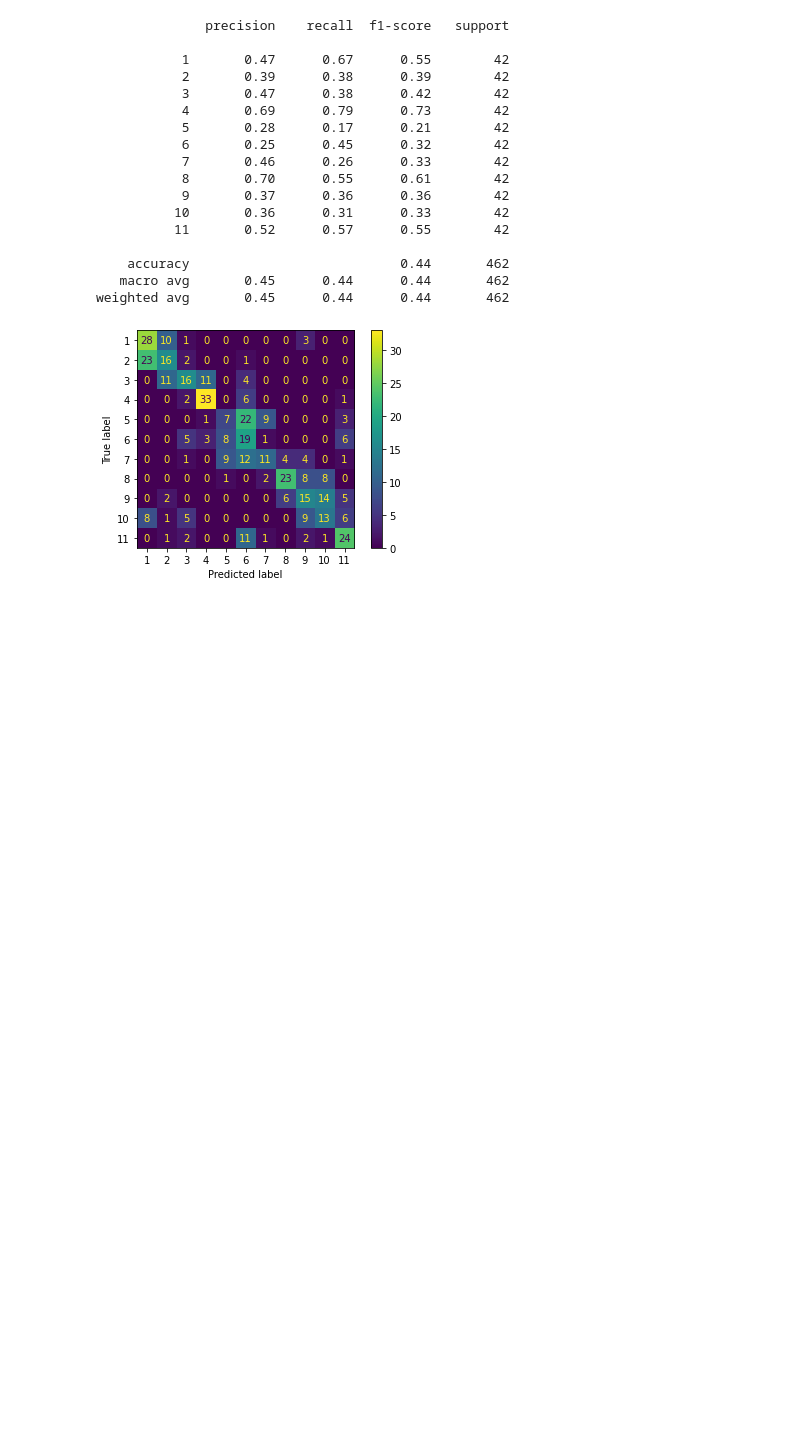
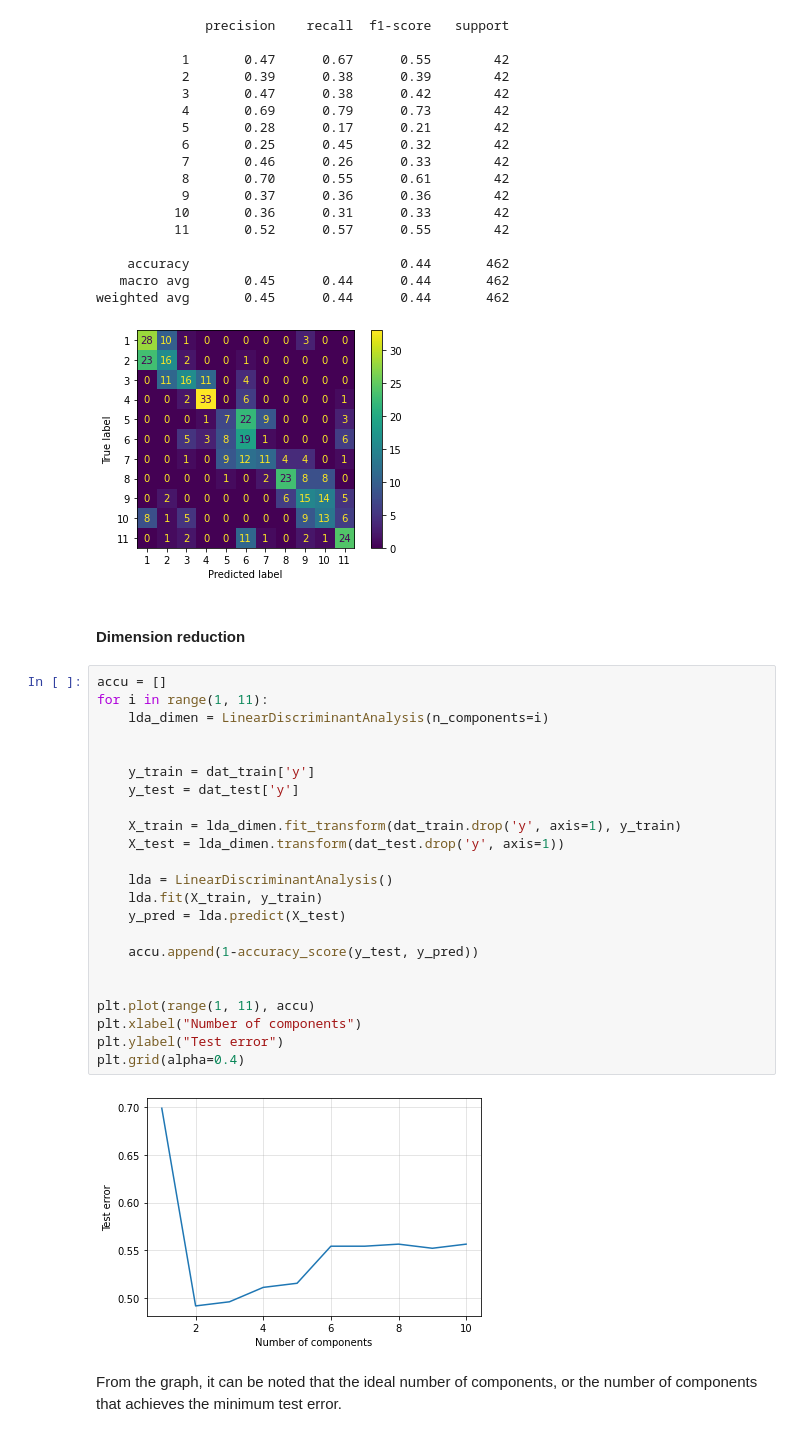
Before and after one commit to SimRey/Machine-Learning, a Jupyter notebook: Supervised Learning/Discriminant Analysis/Dimension-reduction.ipynb, the cells around one changed output. Drawn from its saved outputs; the diff is of its cells as text; blank space fills up the shorter version.

```diff
--- a/Supervised Learning/Discriminant Analysis/Dimension-reduction.ipynb
+++ b/Supervised Learning/Discriminant Analysis/Dimension-reduction.ipynb
@@ -65,4 +65,33 @@ print(classification_report(dat_test['y'],y_pred))
    macro avg       0.45      0.44      0.44       462
 weighted avg       0.45      0.44      0.44       462
 [figure]
+# %% [markdown]
+#### Dimension reduction
+# %%
+accu = []
+for i in range(1, 11):
+    lda_dimen = LinearDiscriminantAnalysis(n_components=i)
+
+
+    y_train = dat_train['y']
+    y_test = dat_test['y']
+
+    X_train = lda_dimen.fit_transform(dat_train.drop('y', axis=1), y_train)
+    X_test = lda_dimen.transform(dat_test.drop('y', axis=1))
+
+    lda = LinearDiscriminantAnalysis()
+    lda.fit(X_train, y_train)
+    y_pred = lda.predict(X_test)
+
+    accu.append(1-accuracy_score(y_test, y_pred))
+
+
+plt.plot(range(1, 11), accu)
+plt.xlabel("Number of components")
+plt.ylabel("Test error")
+plt.grid(alpha=0.4)
+# %% [output]
+[figure, added]
+# %% [markdown]
+From the graph, it can be noted that the ideal number of components, or the number of components that achieves the minimum test error.
 # %%
```
Also changed, not shown: parts of 3 cells of this notebook, 7 other files.
